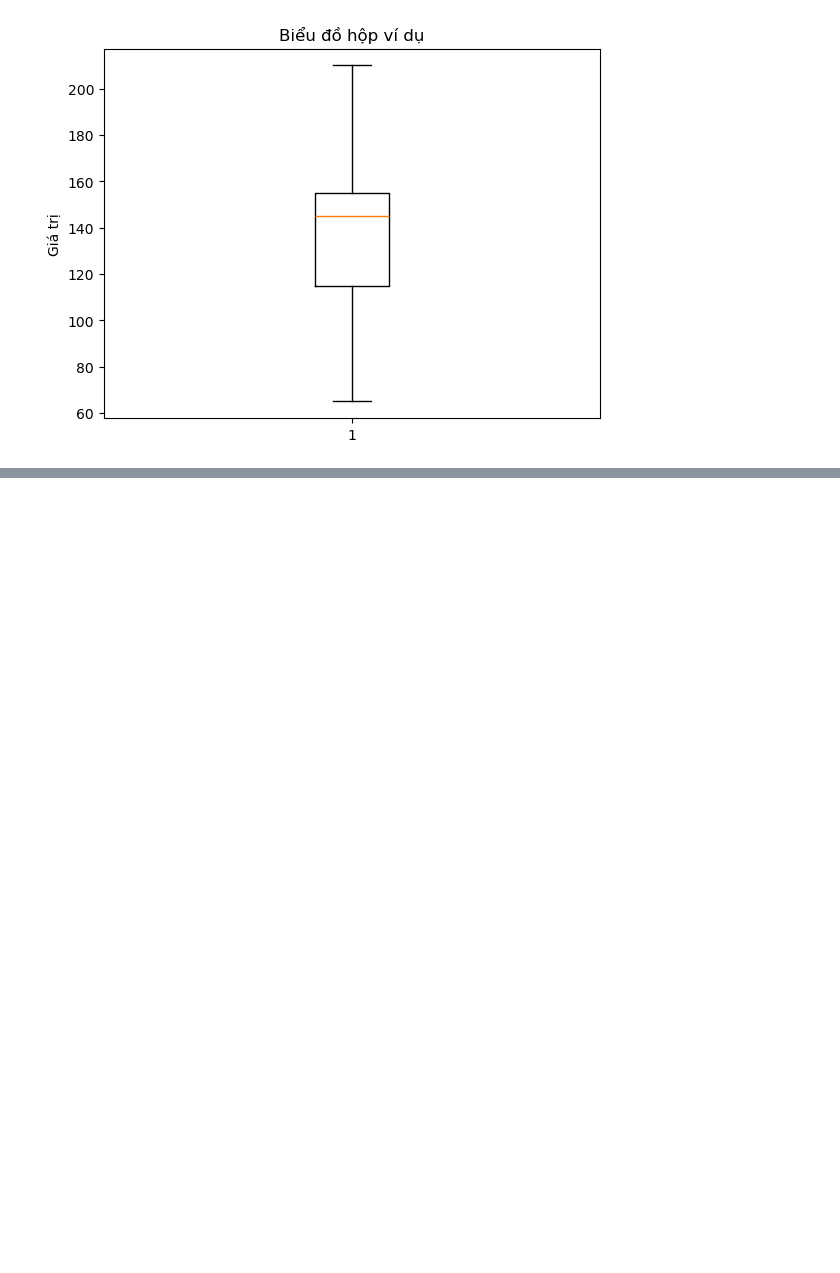
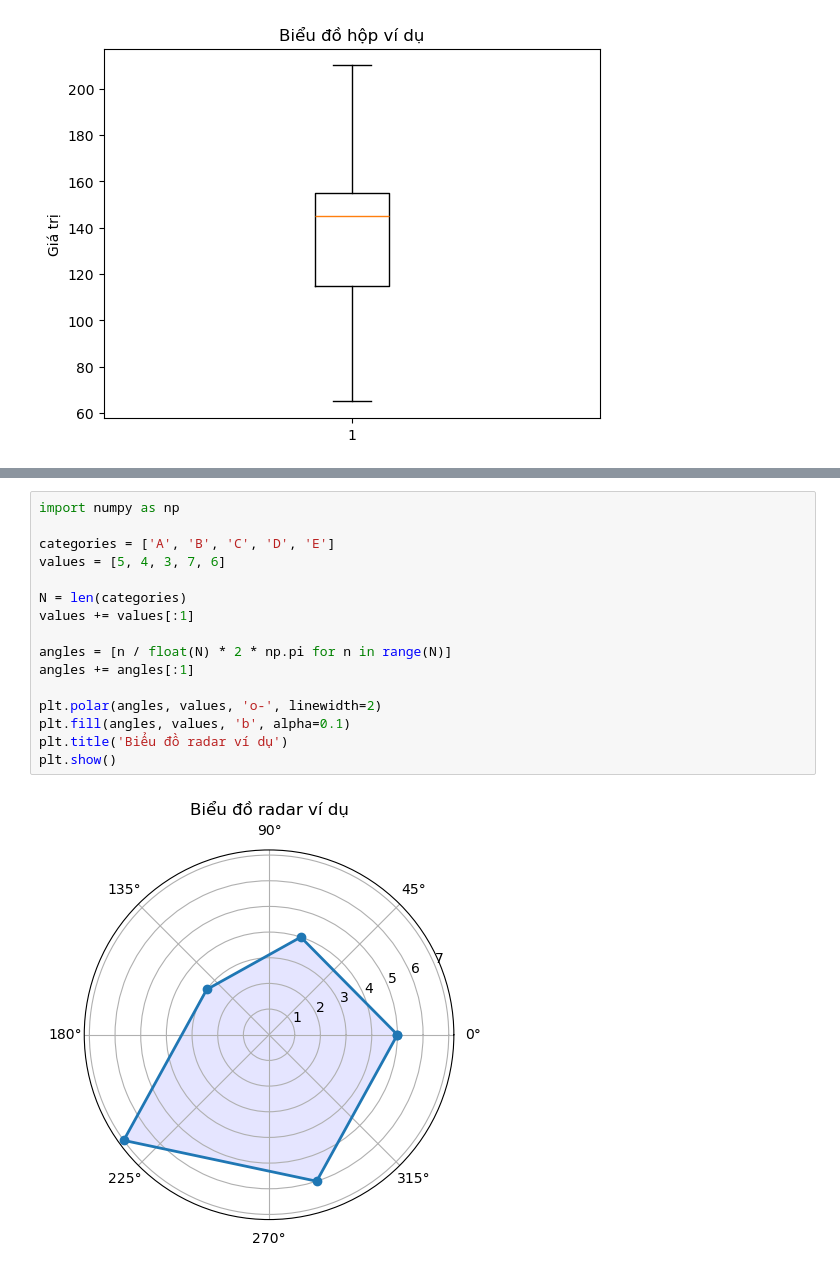
Before and after one commit to Luan5396/ThiGiacMayTinh, a Jupyter notebook: 08.ipynb, the cells around one changed output, grey strips where cells are left out. Cells and saved outputs as stored; diff of their text form; blank space fills up the shorter version.

```diff
--- a/08.ipynb
+++ b/08.ipynb
@@ -66,0 +110,18 @@ plt.show()  # Hiển thị biểu đồ
+# %%
+import numpy as np
+
+categories = ['A', 'B', 'C', 'D', 'E']
+values = [5, 4, 3, 7, 6]
+
+N = len(categories)
+values += values[:1]
+
+angles = [n / float(N) * 2 * np.pi for n in range(N)]
+angles += angles[:1]
+
+plt.polar(angles, values, 'o-', linewidth=2)
+plt.fill(angles, values, 'b', alpha=0.1)
+plt.title('Biểu đồ radar ví dụ')
+plt.show()
+# %% [output]
+[figure, added]
```
Also changed, not shown: parts of 3 cells of this notebook.
